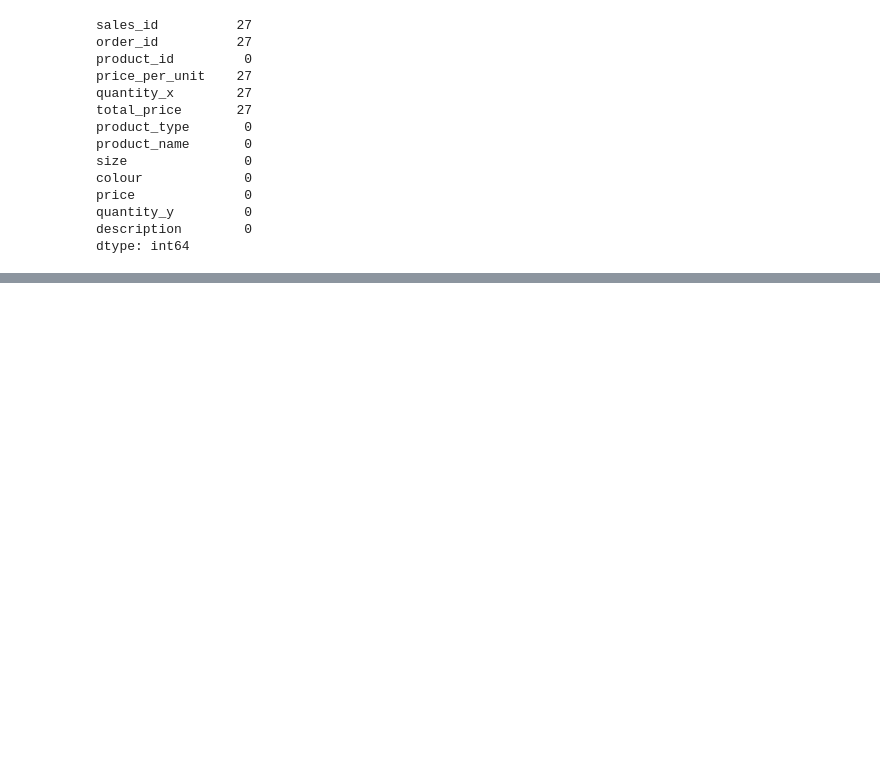
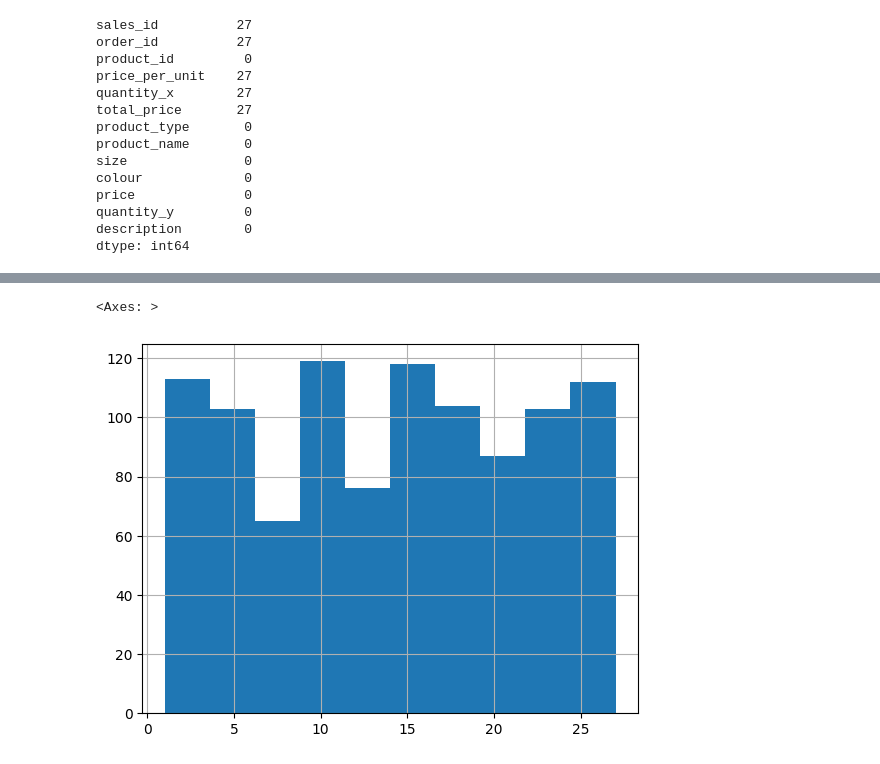
Before and after one commit to mazhrf/diCo-dataset, a Jupyter notebook: notebook.ipynb, the cells around one changed output, grey strips where cells are left out. Saved outputs shown, nothing was run; the diff lists cells and outputs as text; code cells hidden in the pictures; blank space fills up the shorter version.

```diff
--- a/notebook.ipynb
+++ b/notebook.ipynb
@@ -587,0 +687,4 @@ dtype: int64
+# %%
+delivery_time = orders_df["delivery_date"] - orders_df["order_date"]
+delivery_time = delivery_time.apply(lambda x: x.total_seconds())
+orders_df["delivery_time"] = round(delivery_time/86400)
@@ -587,0 +712,5 @@ dtype: int64
+# %%
+orders_df.delivery_time.hist()
+# %% [output]
+<Axes: >
+[figure, added]
```
Also changed, not shown: parts of 49 cells of this notebook.
